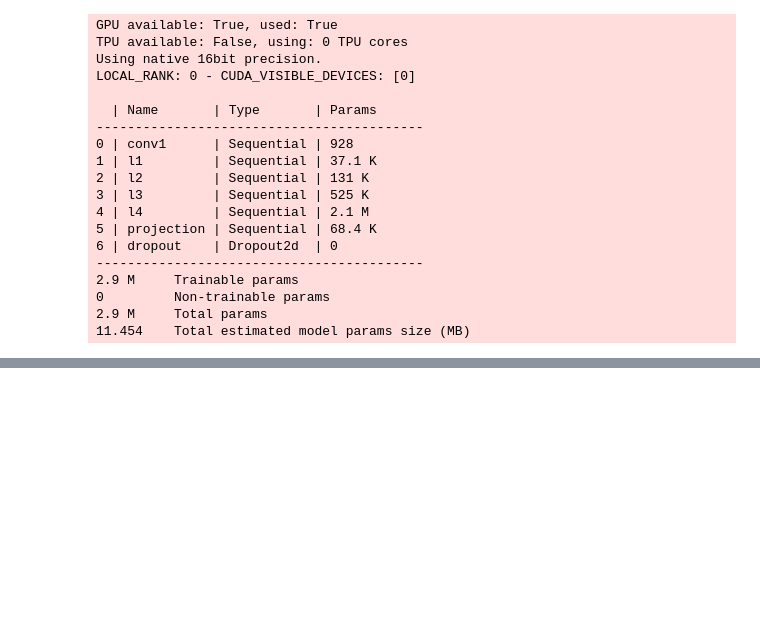
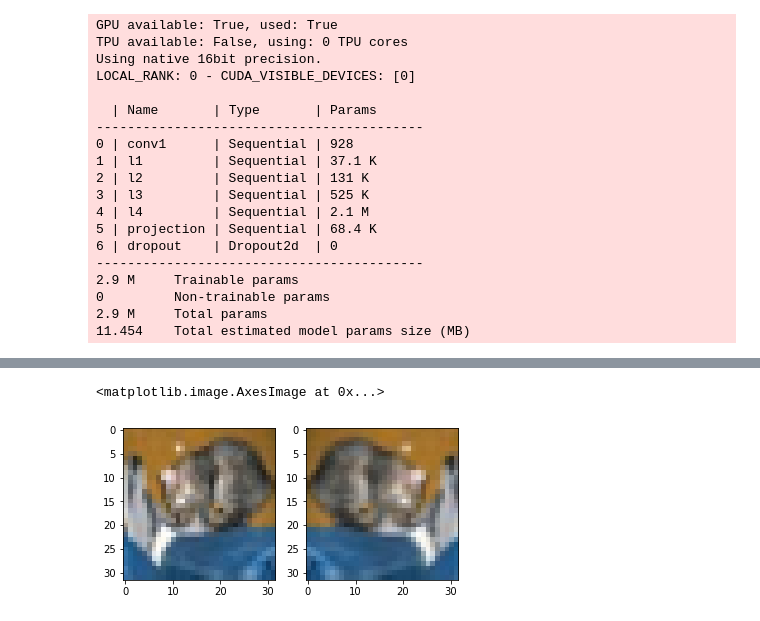
Before and after one commit to JB-Lee/ASD2021_01, a Jupyter notebook: cifar10/main.ipynb, the cells around one changed output, grey strips where cells are left out. Saved outputs shown, nothing was run; the diff lists cells and outputs as text; code cells hidden in the pictures; blank space fills up the shorter version.

```diff
--- a/cifar10/main.ipynb
+++ b/cifar10/main.ipynb
@@ -6,16 +6,23 @@ import torchvision.transforms as transforms
 import pytorch_lightning as pl
 import importlib
 
-transform = transforms.Compose(
+base_transform = transforms.Compose(
     [transforms.ToTensor(),
      transforms.Normalize((0.5, 0.5, 0.5), (0.5, 0.5, 0.5))])
 
-batch_size = 400
+data_augmentation = transforms.Compose(
+    [*base_transform.transforms,
+     transforms.RandomResizedCrop((32, 32), scale=(0.9, 1.0), ratio=(0.9, 1.1)),
+     transforms.RandomHorizontalFlip()]
+)
+
+
+batch_size = 200
 
 trainset = torchvision.datasets.CIFAR10(root='./data', train=True,
-                                        download=True, transform=transform)
+                                        download=True, transform=base_transform)
 testset = torchvision.datasets.CIFAR10(root='./data', train=False,
-                                       download=True, transform=transform)
+                                       download=True, transform=base_transform)
 
 trainloader = torch.utils.data.DataLoader(trainset, batch_size=batch_size,
                                           shuffle=True, num_workers=2, pin_memory=True)
@@ -66,0 +105,19 @@ LOCAL_RANK: 0 - CUDA_VISIBLE_DEVICES: [0]
+# %%
+from PIL import Image
+import matplotlib.pyplot as plt
+
+test_augmentations = transforms.Compose(
+    [transforms.RandomResizedCrop((32, 32), scale=(0.9, 1.0), ratio=(0.9, 1.1)),
+     transforms.RandomHorizontalFlip()]
+)
+
+img = Image.fromarray(testset.data[0])
+im2 = test_augmentations(img)
+
+plt.subplot(121)
+plt.imshow(img)
+plt.subplot(122)
+plt.imshow(im2)
+# %% [output]
+<matplotlib.image.AxesImage at 0x...>
+[figure, added]
```
Also changed, not shown: parts of 3 cells of this notebook, 2 other files.
